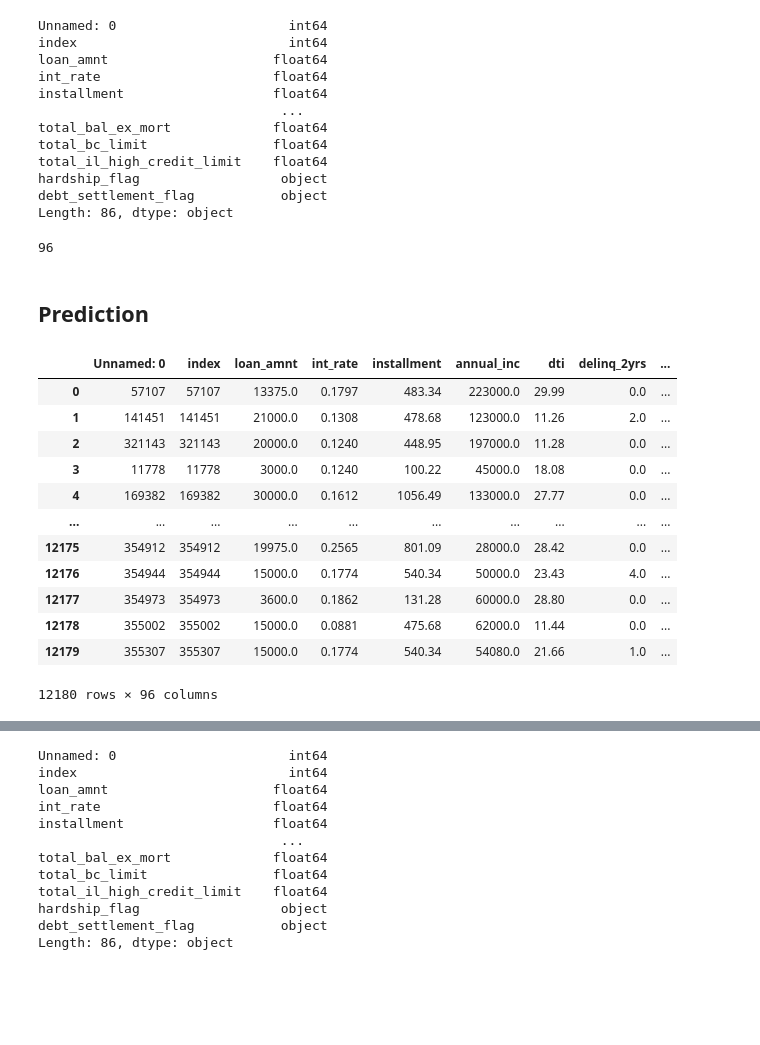
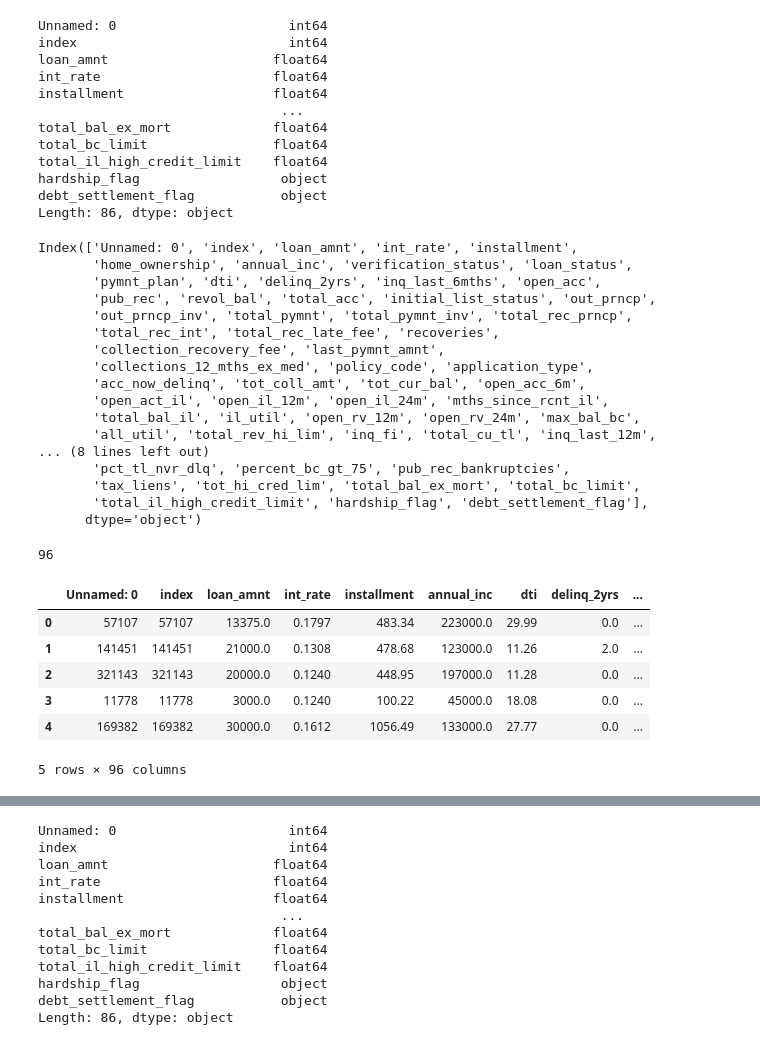
Before and after one commit to benmxnguyen/supervised-ml-challenge, a Jupyter notebook: credit_risk_evaluator.ipynb, the cells around one changed output, grey strips where cells are left out. Saved outputs shown, nothing was run; the diff lists cells and outputs as text; code cells hidden in the pictures; blank space fills up the shorter version.

```diff
--- a/credit_risk_evaluator.ipynb
+++ b/credit_risk_evaluator.ipynb
@@ -21,27 +32,40 @@ total_il_high_credit_limit    float64
 hardship_flag                  object
 debt_settlement_flag           object
 Length: 86, dtype: object
+# %%
+train_df.head(),
+print(train_df.columns)
+# %% [output]
+Index(['Unnamed: 0', 'index', 'loan_amnt', 'int_rate', 'installment',
+       'home_ownership', 'annual_inc', 'verification_status', 'loan_status',
+       'pymnt_plan', 'dti', 'delinq_2yrs', 'inq_last_6mths', 'open_acc',
+       'pub_rec', 'revol_bal', 'total_acc', 'initial_list_status', 'out_prncp',
+       'out_prncp_inv', 'total_pymnt', 'total_pymnt_inv', 'total_rec_prncp',
+       'total_rec_int', 'total_rec_late_fee', 'recoveries',
+       'collection_recovery_fee', 'last_pymnt_amnt',
+       'collections_12_mths_ex_med', 'policy_code', 'application_type',
+       'acc_now_delinq', 'tot_coll_amt', 'tot_cur_bal', 'open_acc_6m',
+       'open_act_il', 'open_il_12m', 'open_il_24m', 'mths_since_rcnt_il',
+       'total_bal_il', 'il_util', 'open_rv_12m', 'open_rv_24m', 'max_bal_bc',
+       'all_util', 'total_rev_hi_lim', 'inq_fi', 'total_cu_tl', 'inq_last_12m',
+... (8 lines left out)
+       'pct_tl_nvr_dlq', 'percent_bc_gt_75', 'pub_rec_bankruptcies',
+       'tax_liens', 'tot_hi_cred_lim', 'total_bal_ex_mort', 'total_bc_limit',
+       'total_il_high_credit_limit', 'hardship_flag', 'debt_settlement_flag'],
+      dtype='object')
 # %%
 train_df_dummies = pd.get_dummies(train_df)
 # %%
 len(train_df_dummies.columns)
 # %% [output]
 96
-# %% [markdown]
-## Prediction
 # %%
-train_df_dummies
+train_df_dummies.head()
 # %% [output]
 |  | Unnamed: 0 | index | loan_amnt | int_rate | installment | annual_inc | dti | delinq_2yrs | ... |
 | 0 | 57107 | 57107 | 13375.0 | 0.1797 | 483.34 | 223000.0 | 29.99 | 0.0 | ... |
 | 1 | 141451 | 141451 | 21000.0 | 0.1308 | 478.68 | 123000.0 | 11.26 | 2.0 | ... |
 | 2 | 321143 | 321143 | 20000.0 | 0.1240 | 448.95 | 197000.0 | 11.28 | 0.0 | ... |
 | 3 | 11778 | 11778 | 3000.0 | 0.1240 | 100.22 | 45000.0 | 18.08 | 0.0 | ... |
 | 4 | 169382 | 169382 | 30000.0 | 0.1612 | 1056.49 | 133000.0 | 27.77 | 0.0 | ... |
-| ... | ... | ... | ... | ... | ... | ... | ... | ... | ... |
-| 12175 | 354912 | 354912 | 19975.0 | 0.2565 | 801.09 | 28000.0 | 28.42 | 0.0 | ... |
-| 12176 | 354944 | 354944 | 15000.0 | 0.1774 | 540.34 | 50000.0 | 23.43 | 4.0 | ... |
-| 12177 | 354973 | 354973 | 3600.0 | 0.1862 | 131.28 | 60000.0 | 28.80 | 0.0 | ... |
-| 12178 | 355002 | 355002 | 15000.0 | 0.0881 | 475.68 | 62000.0 | 11.44 | 0.0 | ... |
-| 12179 | 355307 | 355307 | 15000.0 | 0.1774 | 540.34 | 54080.0 | 21.66 | 1.0 | ... |
-12180 rows × 96 columns
+5 rows × 96 columns
```
Also changed, not shown: parts of 35 cells of this notebook.
